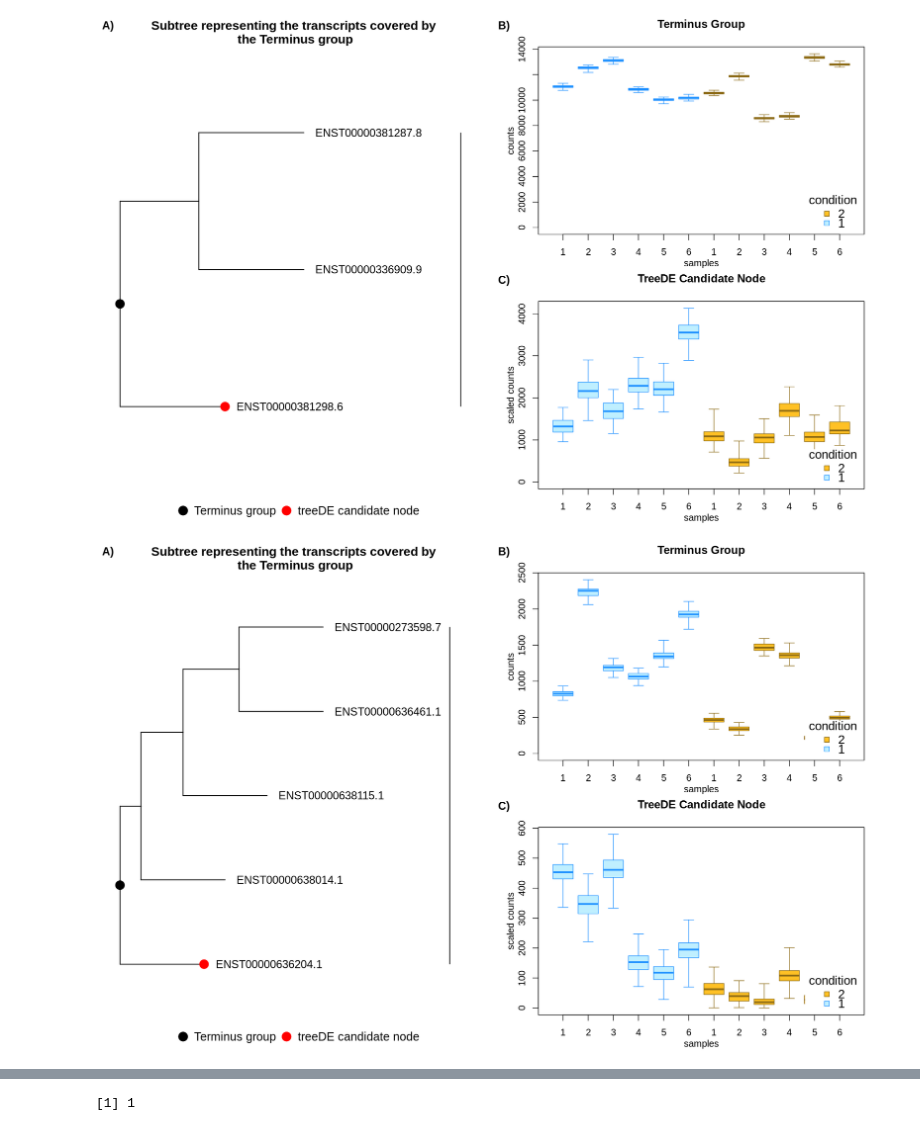
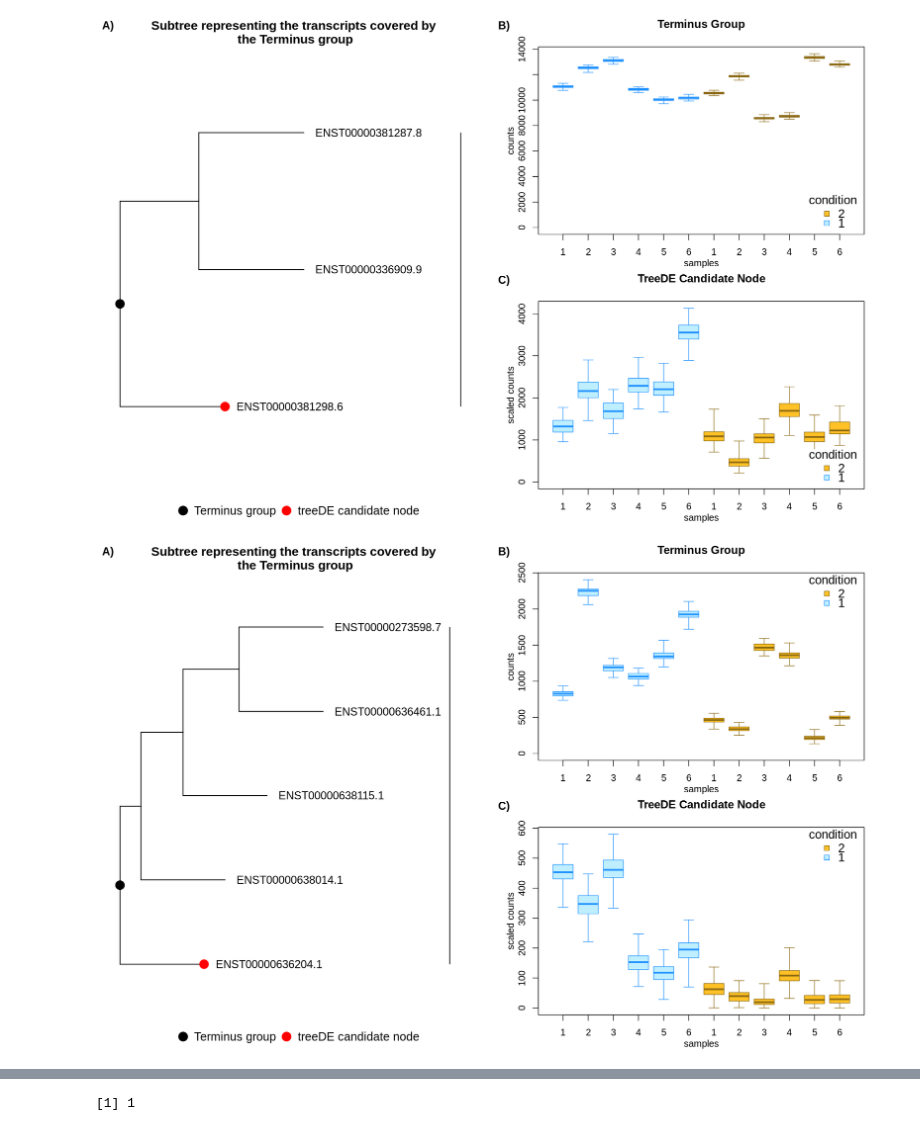
Before and after one commit to NPSDC/treeTerminusScripts, a Jupyter notebook: brain_simulation_nodtu/mode=gc_bias/post_type=gibbs_nrep=100_tf=100/tree_analysis_updated_sim/compute_met_updated.ipynb, the cells around one changed output, grey strips where cells are left out. Saved outputs shown, nothing was run; the diff lists cells and outputs as text; code cells hidden in the pictures.

```diff
--- a/brain_simulation_nodtu/mode=gc_bias/post_type=gibbs_nrep=100_tf=100/tree_analysis_updated_sim/compute_met_updated.ipynb
+++ b/brain_simulation_nodtu/mode=gc_bias/post_type=gibbs_nrep=100_tf=100/tree_analysis_updated_sim/compute_met_updated.ipynb
@@ -587,34 +523,34 @@ ggarrange(pTree, ggarrange(pTerm, pTreeTerm, ncol = 1, labels = c("B)", "C)")),
 # %%
 cNode <- 113900
 tNode <- 5181
 treeSub <- treeio::tree_subset(treeCons, Ancestors(treeCons,cNode)[1], levels_back = 0)
 
 of=13.5
 pTree <- ggtree(treeSub) + ggtitle("Subtree representing the transcripts covered by \nthe Terminus group") +
     xlim(NA, 50) +
     geom_tiplab(size=5, hjust = -0.1) +
     geom_point2(aes(subset=(node==5), color="red"),
             size=5, fill='red', show.legend=T) +
     geom_point2(aes(subset=(node==6), color = "black"),
             size=5, fill='black', show.legend=T) +
     geom_cladelab(node = 5, label = "", textcolour="red",
                   barcolour="red", barsize=2, fontsize=5, offset = of+2) +
     geom_cladelab(node = 6, label = "", textcolour="black",
                   fontsize=5, offset = of+4) +
     theme(legend.position = "bottom", legend.text=element_text(size=15),
          plot.title=element_text(size=16, face="bold", hjust=0.5)) +
     scale_color_manual(name = "", labels=c("Terminus group", "treeDE candidate node"),
            values=c("black","red"))
 
 pTerm <- as.grob(~plotInfReps(yAggTermThrNS, as.character(l+tNode), x = "condition", legend = TRUE,
                        main="Terminus Group", legendTitle=TRUE, legendCex=1.3,
-                       legendPos = "bottomright"))
+                       legendPos = "topright"))
 pTreeTerm <- as.grob(~plotInfReps(yA, cNode, x = "condition", legend=TRUE,
                               main="TreeDE Candidate Node", legendTitle=TRUE, legendCex=1.3,
-                             legendPos = "bottomright"))
+                             legendPos = "topright"))
 ggarrange(pTree, ggarrange(pTerm, pTreeTerm, ncol = 1, labels = c("B)", "C)")), labels="A)")
 # %% [output]
-[figure, old version]
+[figure, new version]
 # %%
 cNode <- 51115
 tNode <- 5291
```
Also changed, not shown: parts of 82 cells of this notebook.
